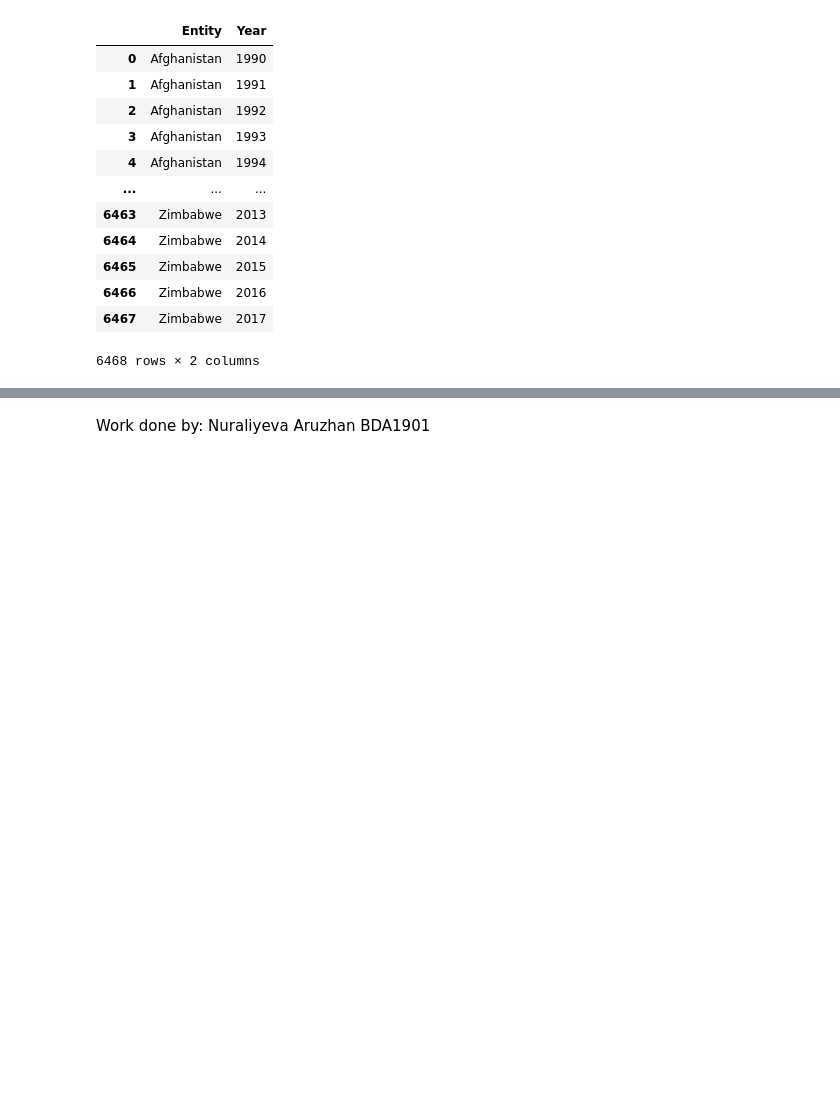
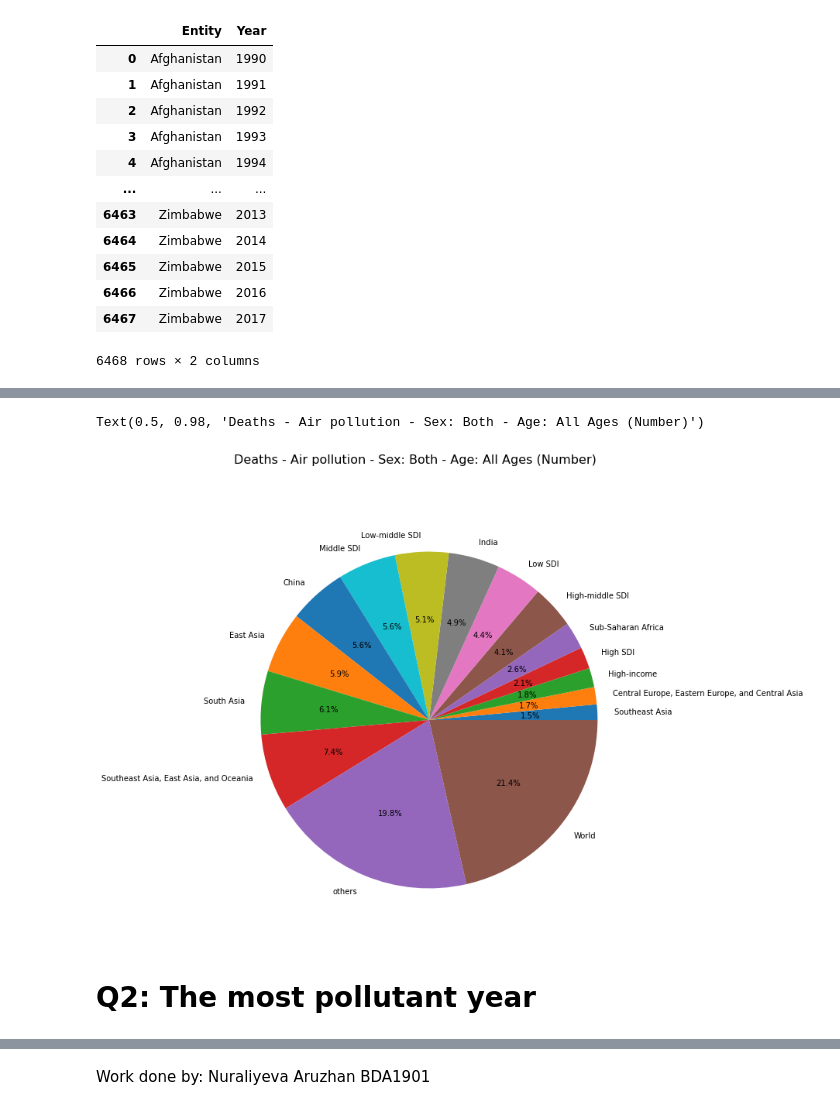
Before and after one commit to aruuym/air-pollution, a Jupyter notebook: AirPollution (1).ipynb, the cells around one changed output, grey strips where cells are left out. Cells and saved outputs as stored; diff of their text form; code cells hidden in the pictures; blank space fills up the shorter version.

```diff
--- a/AirPollution (1).ipynb
+++ b/AirPollution (1).ipynb
@@ -138,0 +250,3 @@ var2[["Entity", "Year"]]
+# %%
+sdf2 = sdf[:15]
+sdf2
@@ -138,0 +270,6 @@ var2[["Entity", "Year"]]
+# %%
+new_row = pd.DataFrame(data = {
+    'Entity' : ['others'],
+    'Deaths - Air pollution - Sex: Both - Age: All Ages (Number)' : [sdf['Deaths - Air pollution - Sex: Both - Age: All Ages (Number)'][15:].sum()]
+})
+new_row
@@ -138,0 +279,3 @@ var2[["Entity", "Year"]]
+# %%
+sdf2 = pd.concat([sdf2, new_row])
+sdf2
@@ -138,0 +300,10 @@ var2[["Entity", "Year"]]
+# %%
+plt.subplots(figsize=(20,10))
+sdf2.groupby(['Entity'])['Deaths - Air pollution - Sex: Both - Age: All Ages (Number)'].sum().sort_values().plot.pie(autopct="%.1f%%")
+plt.ylabel(ylabel='')
+plt.suptitle('Deaths - Air pollution - Sex: Both - Age: All Ages (Number)', fontsize=16)
+# %% [output]
+Text(0.5, 0.98, 'Deaths - Air pollution - Sex: Both - Age: All Ages (Number)')
+[figure, added]
+# %% [markdown]
+# Q2: The most pollutant year
```
Also changed, not shown: parts of 40 cells of this notebook.
